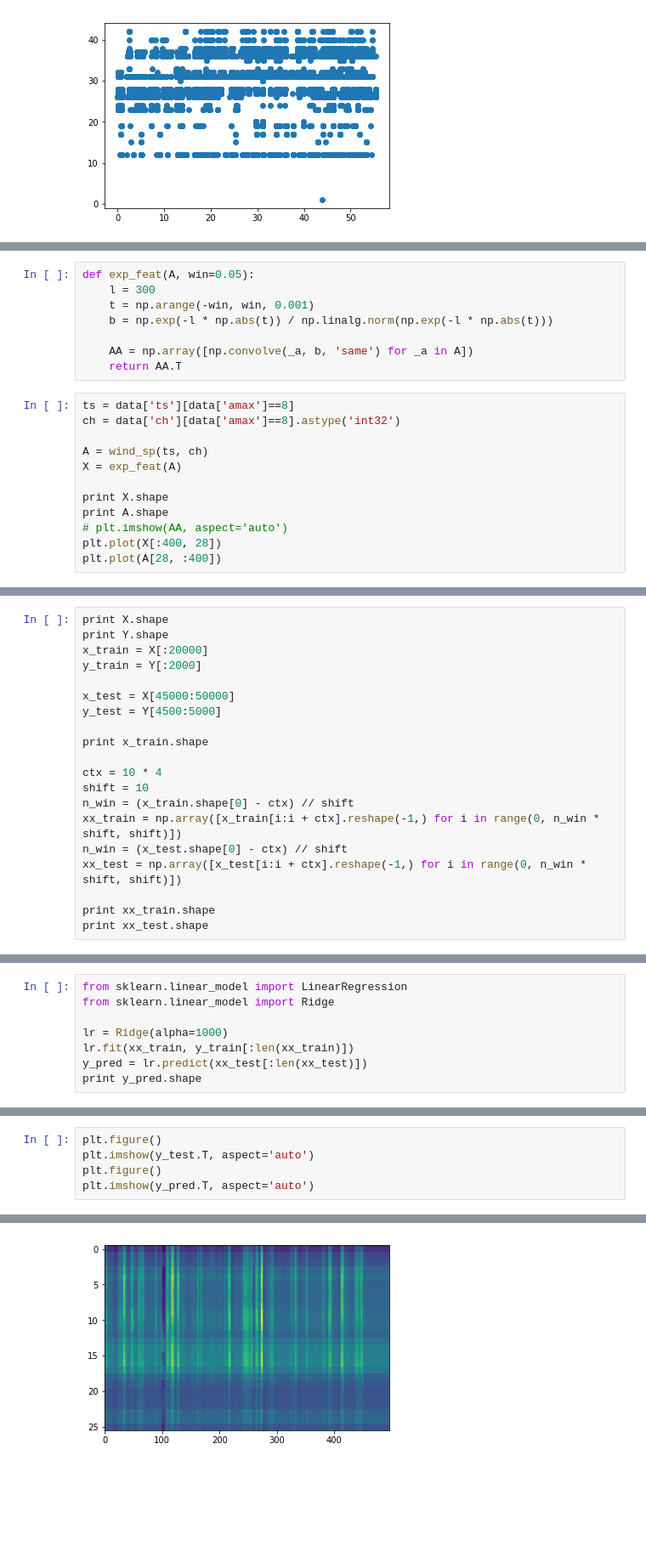
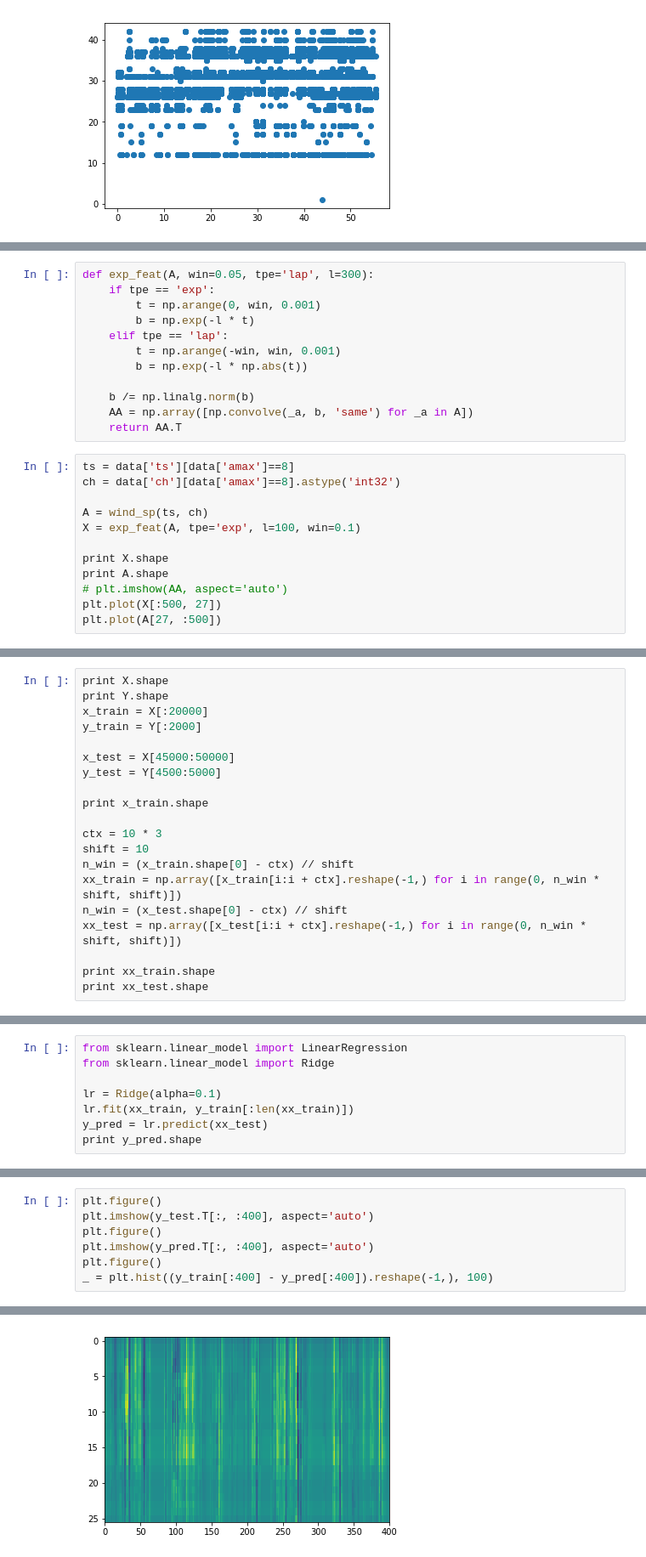
Before and after one commit to SensorsAudioINI/caesar_icassp2019, a Jupyter notebook: exp_reconstruction.ipynb, the cells around one changed output, grey strips where cells are left out. Shown at 85% size. Drawn from its saved outputs; the diff is of its cells as text; blank space fills up the shorter version.

```diff
--- a/exp_reconstruction.ipynb
+++ b/exp_reconstruction.ipynb
@@ -45,10 +36,14 @@ def wind_sp(ts, ch, w=0.001):
     return A.T
 # %%
-def exp_feat(A, win=0.05):
-    l = 300
-    t = np.arange(-win, win, 0.001)
-    b = np.exp(-l * np.abs(t)) / np.linalg.norm(np.exp(-l * np.abs(t)))
+def exp_feat(A, win=0.05, tpe='lap', l=300):
+    if tpe == 'exp':
+        t = np.arange(0, win, 0.001)
+        b = np.exp(-l * t)
+    elif tpe == 'lap':
+        t = np.arange(-win, win, 0.001)
+        b = np.exp(-l * np.abs(t))
 
+    b /= np.linalg.norm(b)
     AA = np.array([np.convolve(_a, b, 'same') for _a in A])
     return AA.T
 # %%
@@ -56,13 +51,13 @@ ts = data['ts'][data['amax']==8]
 ch = data['ch'][data['amax']==8].astype('int32')
 
 A = wind_sp(ts, ch)
-X = exp_feat(A)
+X = exp_feat(A, tpe='exp', l=100, win=0.1)
 
 print X.shape
 print A.shape
 # plt.imshow(AA, aspect='auto')
-plt.plot(X[:400, 28])
-plt.plot(A[28, :400])
+plt.plot(X[:500, 27])
+plt.plot(A[27, :500])
 # %% [output]
 (55459, 43)
 (43, 55459)
@@ -91,7 +93,7 @@ y_test = Y[4500:5000]
 
 print x_train.shape
 
-ctx = 10 * 4
+ctx = 10 * 3
 shift = 10
 n_win = (x_train.shape[0] - ctx) // shift
 xx_train = np.array([x_train[i:i + ctx].reshape(-1,) for i in range(0, n_win * shift, shift)])
@@ -110,8 +112,8 @@ print xx_test.shape
 from sklearn.linear_model import LinearRegression
 from sklearn.linear_model import Ridge
 
-lr = Ridge(alpha=1000)
+lr = Ridge(alpha=0.1)
 lr.fit(xx_train, y_train[:len(xx_train)])
-y_pred = lr.predict(xx_test[:len(xx_test)])
+y_pred = lr.predict(xx_test)
 print y_pred.shape
 # %% [output]
@@ -119,6 +121,8 @@ print y_pred.shape
 # %%
 plt.figure()
-plt.imshow(y_test.T, aspect='auto')
+plt.imshow(y_test.T[:, :400], aspect='auto')
 plt.figure()
-plt.imshow(y_pred.T, aspect='auto')
+plt.imshow(y_pred.T[:, :400], aspect='auto')
+plt.figure()
+_ = plt.hist((y_train[:400] - y_pred[:400]).reshape(-1,), 100)
 # %% [output]
@@ -127 +130 @@ plt.imshow(y_pred.T, aspect='auto')
-[figure, old version]
+[figure, new version]
```
Also changed, not shown: parts of 8 cells of this notebook, 7 other files.
